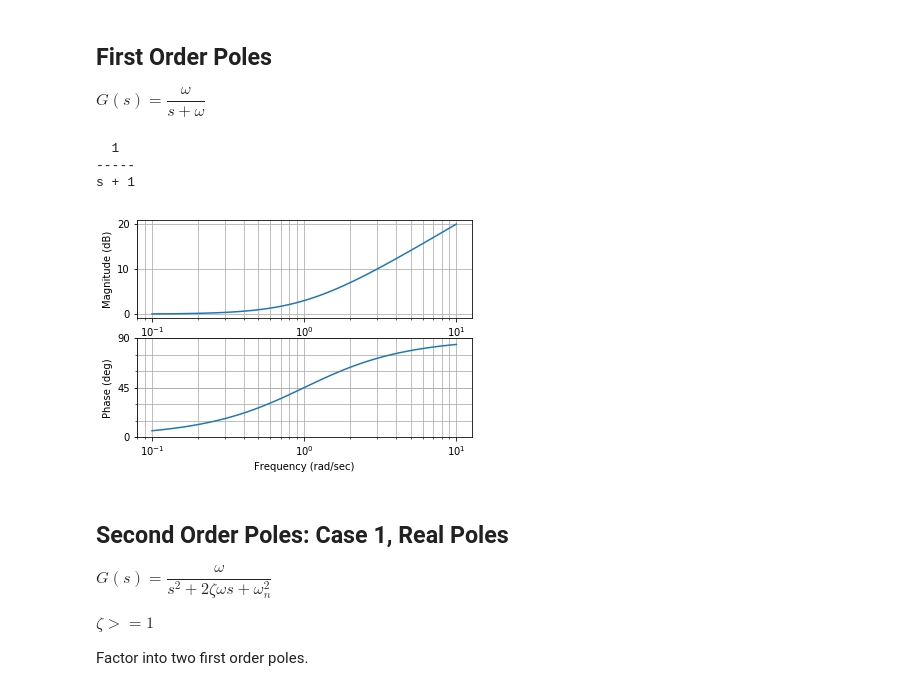
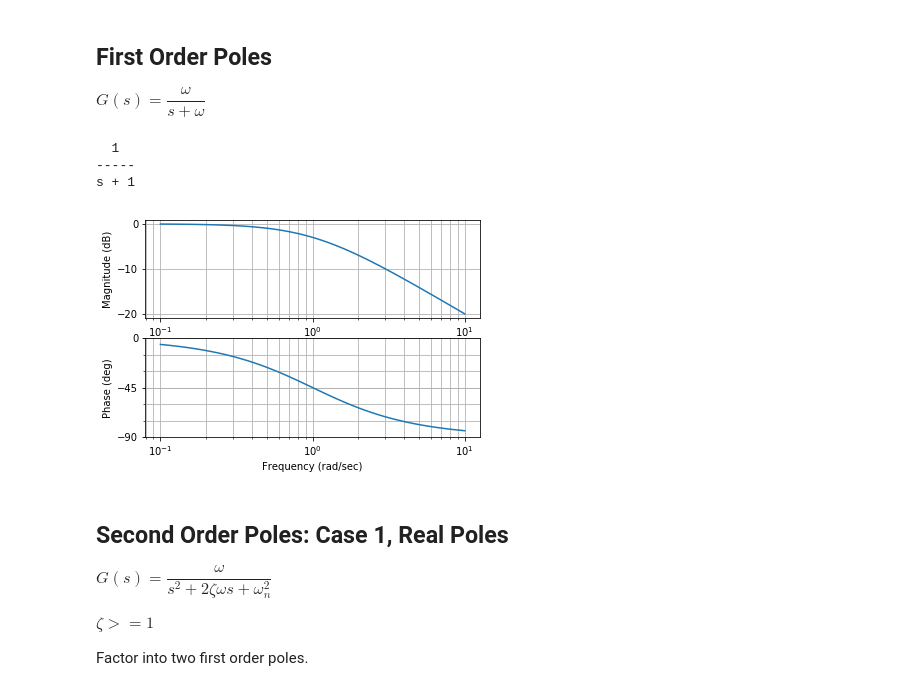
Before and after one commit to jgoppert/aae364_notebook, a Jupyter notebook: Bode.ipynb, the cells around one changed output. Saved outputs shown, nothing was run; the diff lists cells and outputs as text; code cells hidden in the pictures.

```diff
--- a/Bode.ipynb
+++ b/Bode.ipynb
@@ -51,13 +51,13 @@ s + 1
 $ G(s) = \dfrac{\omega}{s + \omega}$
 # %%
 G_FP = 1/(s+1)
-control.bode(G_FZ, dB=True);
+control.bode(G_FP, dB=True);
 G_FP
 # %% [output]
   1
 -----
 s + 1
-[figure, old version]
+[figure, new version]
 # %% [markdown]
 ## Second Order Poles: Case 1, Real Poles
 
```
Also changed, not shown: parts of 2 cells of this notebook, 3 other files.
